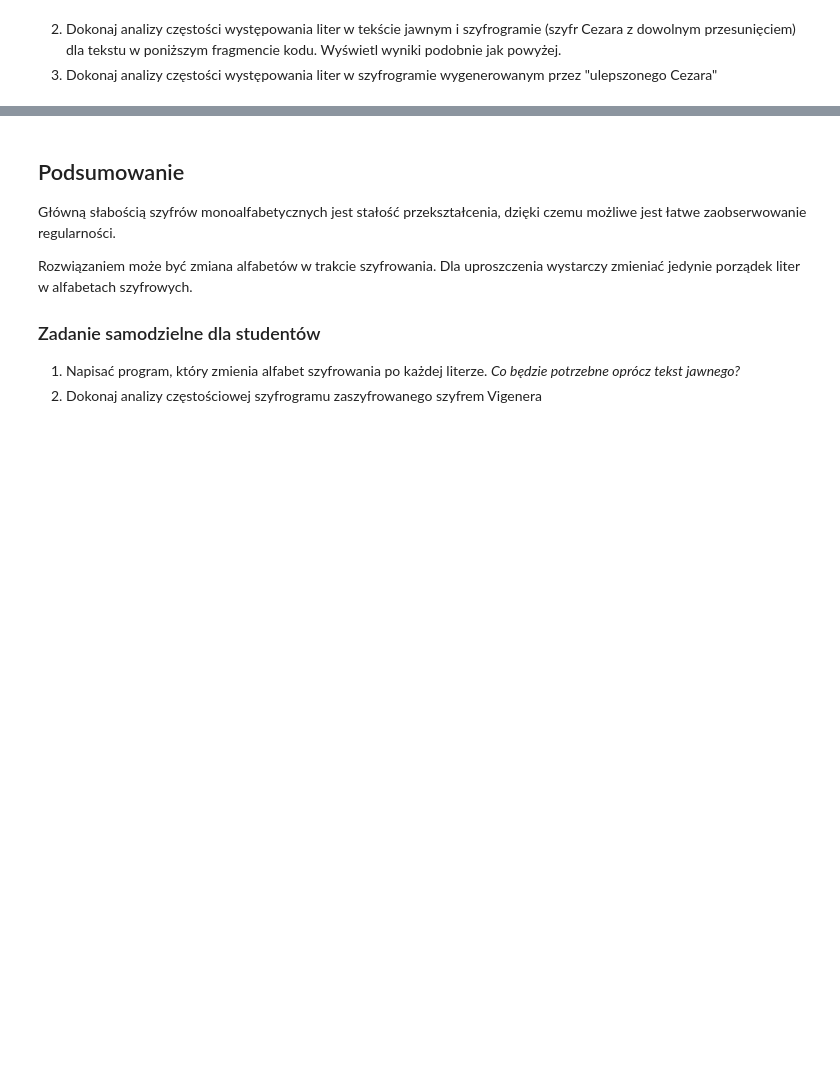
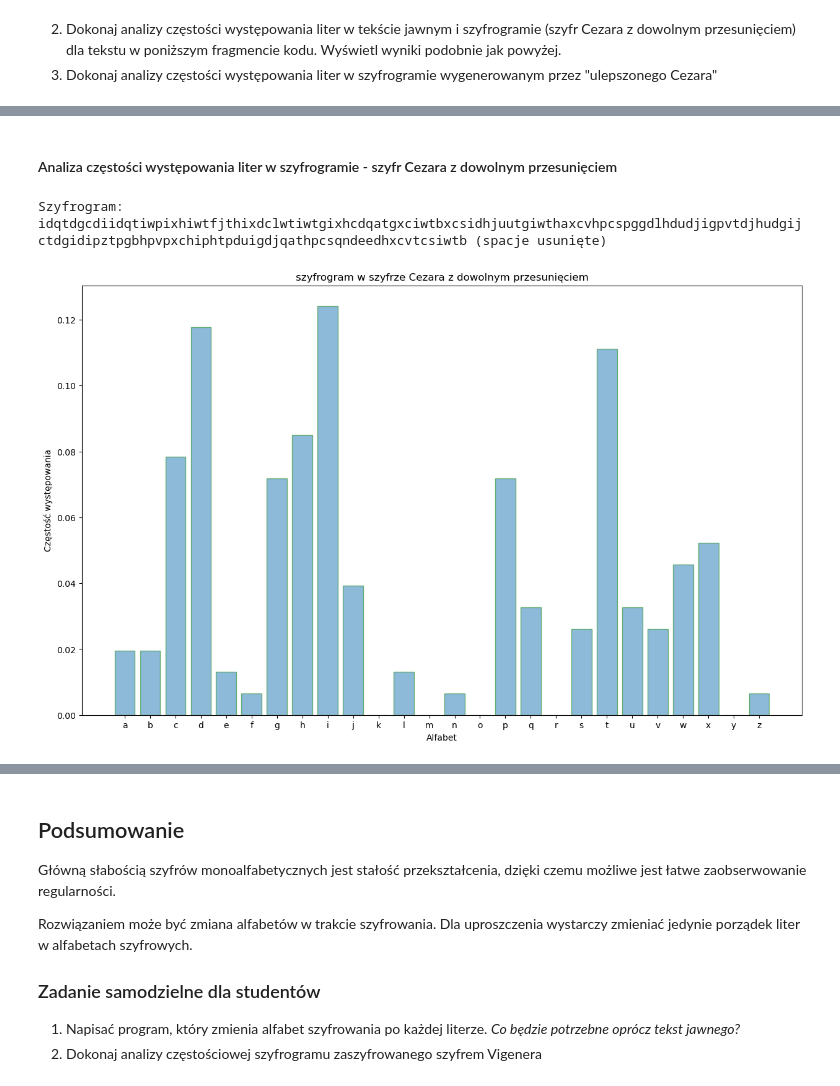
Before and after one commit to Kacper0199/Cryptography, a Jupyter notebook: lab1/Laboratorium_01_4students.ipynb, the cells around one changed output, grey strips where cells are left out. Saved outputs shown, nothing was run; the diff lists cells and outputs as text; code cells hidden in the pictures; blank space fills up the shorter version.

```diff
--- a/lab1/Laboratorium_01_4students.ipynb
+++ b/lab1/Laboratorium_01_4students.ipynb
@@ -101,3 +108,26 @@ plt.show()
 # %% [markdown]
 2. Dokonaj analizy częstości występowania liter w tekście jawnym i szyfrogramie (szyfr Cezara z dowolnym przesunięciem) dla tekstu w poniższym fragmencie kodu. Wyświetl wyniki podobnie jak powyżej.
 3. Dokonaj analizy częstości występowania liter w szyfrogramie wygenerowanym przez "ulepszonego Cezara"
+# %%
+def plot_freq_chart(alphabet, text, title):
+    dict_counter = {}
+    for c in text:
+        c = c.lower()
+        if c not in dict_counter.keys():
+            dict_counter[c] = 1
+        else:
+            dict_counter[c] += 1
+
+    text_len = len(text)
+    frequency = [0 for _ in range(len(alphabet))]
+    for key, val in dict_counter.items():
+        frequency[ord(key) - ord('a')] = val/text_len
+
+    labels = np.arange(26)
+    plt.figure(figsize=(15,9))
+    plt.bar(labels, frequency, alpha=0.5, edgecolor="green")
+    plt.xlabel('Alfabet')
+    plt.xticks(np.arange(26), alphabet)
+    plt.title(title);
+    plt.ylabel('Częstość występowania')
+    plt.show()
@@ -140,0 +152,15 @@ ZeroDivisionError: division by zero
+# %% [markdown]
+#### Analiza częstości występowania liter w szyfrogramie - szyfr Cezara z dowolnym przesunięciem
+# %%
+key = 15 #przesunięcie permutacji czyli klucz szyfrowania
+
+encoded_text = ''
+for c in plaintext:
+    c = c.lower()
+    encoded_text += alphabet[(alphabet.index(c) + key) % alphabet_size]
+print("Szyfrogram: ",  encoded_text, "(spacje usunięte)")
+
+plot_freq_chart(alphabet, encoded_text, "szyfrogram w szyfrze Cezara z dowolnym przesunięciem")
+# %% [output]
+Szyfrogram:  idqtdgcdiidqtiwpixhiwtfjthixdclwtiwtgixhcdqatgxciwtbxcsidhjuutgiwthaxcvhpcspggdlhdudjigpvtdjhudgijctdgidipztpgbhpvpxchiphtpduigdjqathpcsqndeedhxcvtcsiwtb (spacje usunięte)
+[figure, added]
```
Also changed, not shown: parts of 15 cells of this notebook.
